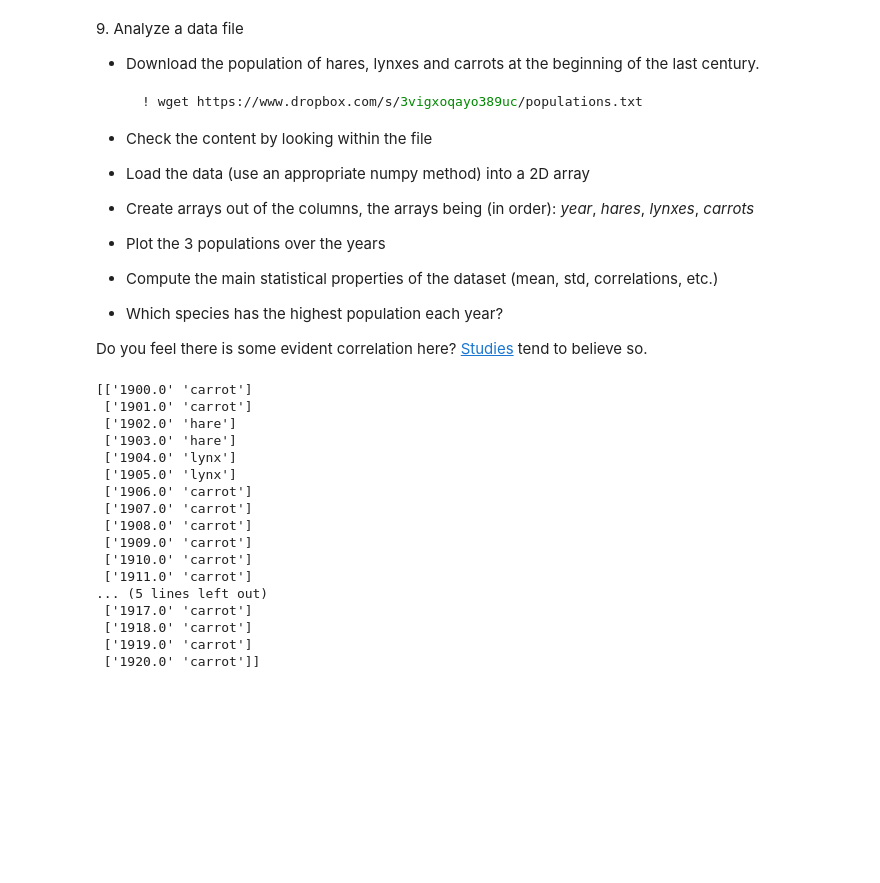
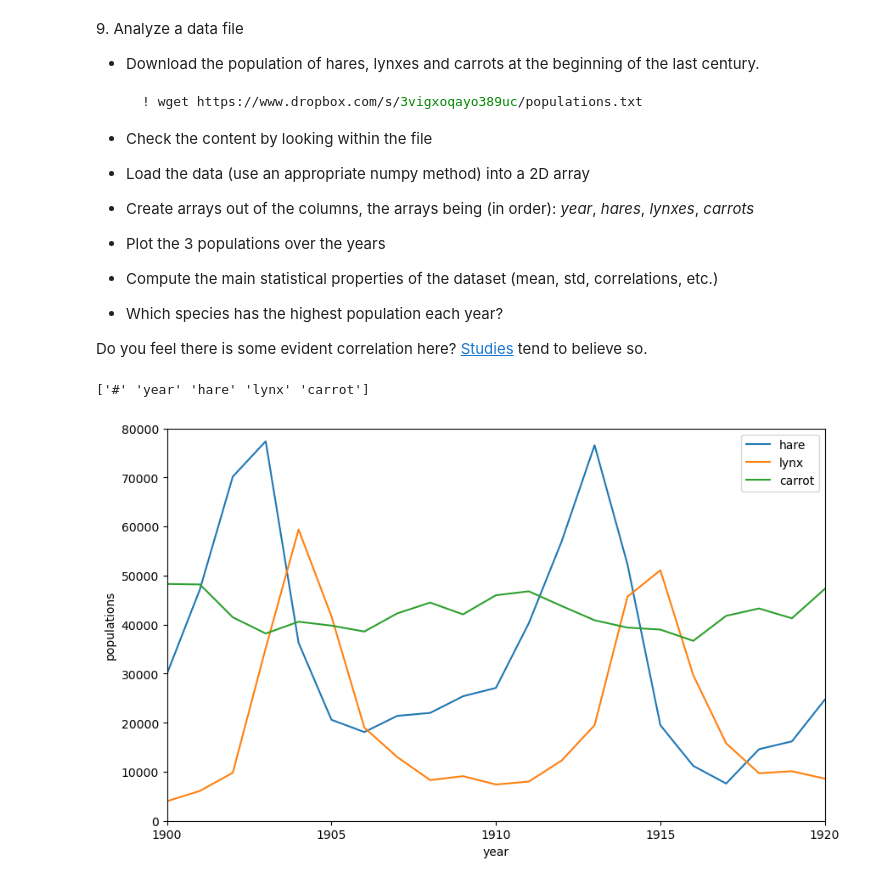
Before and after one commit to matteocalcagniphysics/LaboratoryOfComputationalPhysics_Y8, a Jupyter notebook: 04ex_Numpy.ipynb, the cells around one changed output. Cells and saved outputs as stored; diff of their text form; code cells hidden in the pictures; blank space fills up the shorter version.

```diff
--- a/04ex_Numpy.ipynb
+++ b/04ex_Numpy.ipynb
@@ -228,35 +228,31 @@ Do you feel there is some evident correlation here? [Studies](https://www.enr.go
 # %%
 #Use this one for windows:
 #curl.exe -L -o populations.txt "https://www.dropbox.com/s/3vigxoqayo389uc/populations.txt?raw=1"
+import numpy as np
+import matplotlib.pyplot as plt
 
 with open('populations.txt', 'r') as f:
     header_str = f.readline().strip().split() #This reads the head line in the file, in which there are the names
 
 header_arr = np.array(header_str)
 
 df = np.loadtxt("populations.txt")
+print(header_arr)
+fig, ax = plt.subplots(nrows=1, ncols=1, figsize=(10, 6))
+ax.plot(df[:, 0], df[:, 1], label="hare");
+ax.plot(df[:, 0], df[:, 2], label="lynx");
+ax.plot(df[:, 0], df[:, 3], label="carrot");
+ax.set_xbound(1900, 1920); ax.set_ybound(0, 80000)
+ax.set_xlabel("year"); ax.set_ylabel("populations"); ax.set_xticks(ticks=np.linspace(1900, 1920, 5))
+ax.legend(loc='upper right')
+
 years, hares, lynxes, carrots = df[:, 0], df[:, 1], df[:, 2], df[:, 3] #these are views
 stds = np.apply_along_axis(np.std, axis=0, arr=df[:, 1:]) #axis = 0 -> columns
 means = np.apply_along_axis(np.mean, axis=0, arr=df[:, 1:])
 cov = np.cov(df[1:, :].T) #Here the rows indicates the variables
 indexmax = np.apply_along_axis(np.argmax, axis=1, arr=df[:, 1:]) + 2 #axis = 1 -> rows. The +2 is necessary to cancel the offset between the indexes, which start from 0 in this new array
 highest = np.column_stack((df[:, 0], header_arr[indexmax]))
-print(highest)
+#print(highest)
 # %% [output]
-[['1900.0' 'carrot']
- ['1901.0' 'carrot']
- ['1902.0' 'hare']
- ['1903.0' 'hare']
- ['1904.0' 'lynx']
- ['1905.0' 'lynx']
- ['1906.0' 'carrot']
- ['1907.0' 'carrot']
- ['1908.0' 'carrot']
- ['1909.0' 'carrot']
- ['1910.0' 'carrot']
- ['1911.0' 'carrot']
-... (5 lines left out)
- ['1917.0' 'carrot']
- ['1918.0' 'carrot']
- ['1919.0' 'carrot']
- ['1920.0' 'carrot']]
+['#' 'year' 'hare' 'lynx' 'carrot']
+[figure, added]
```
Also changed, not shown: 1 other file.
